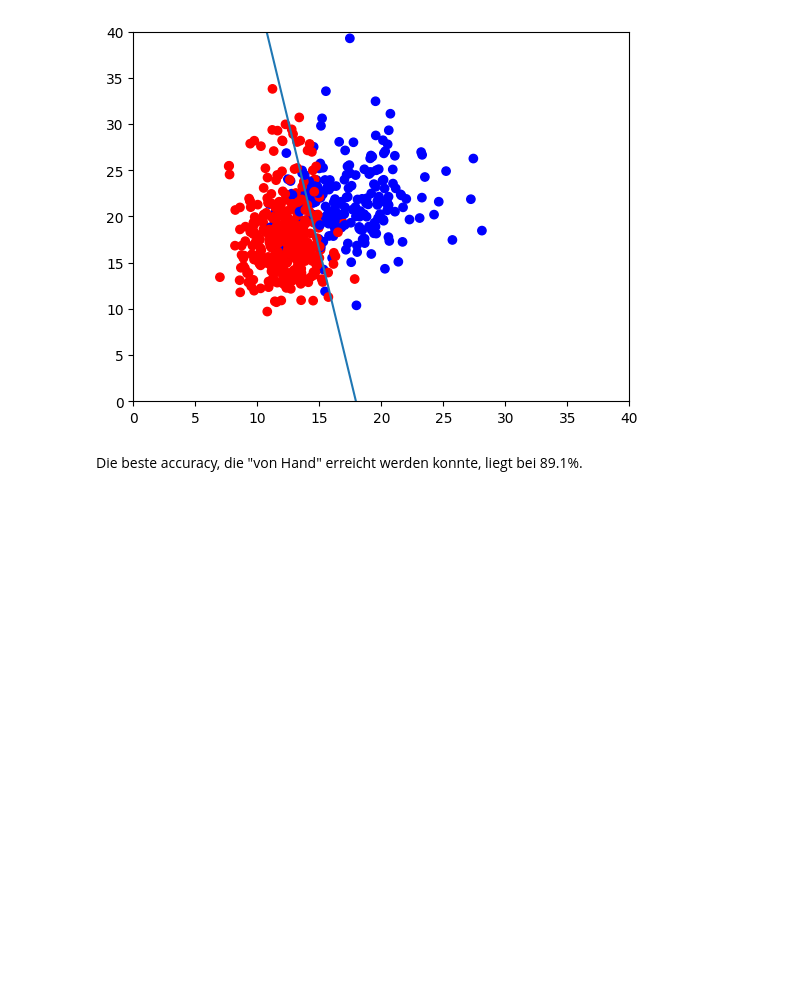
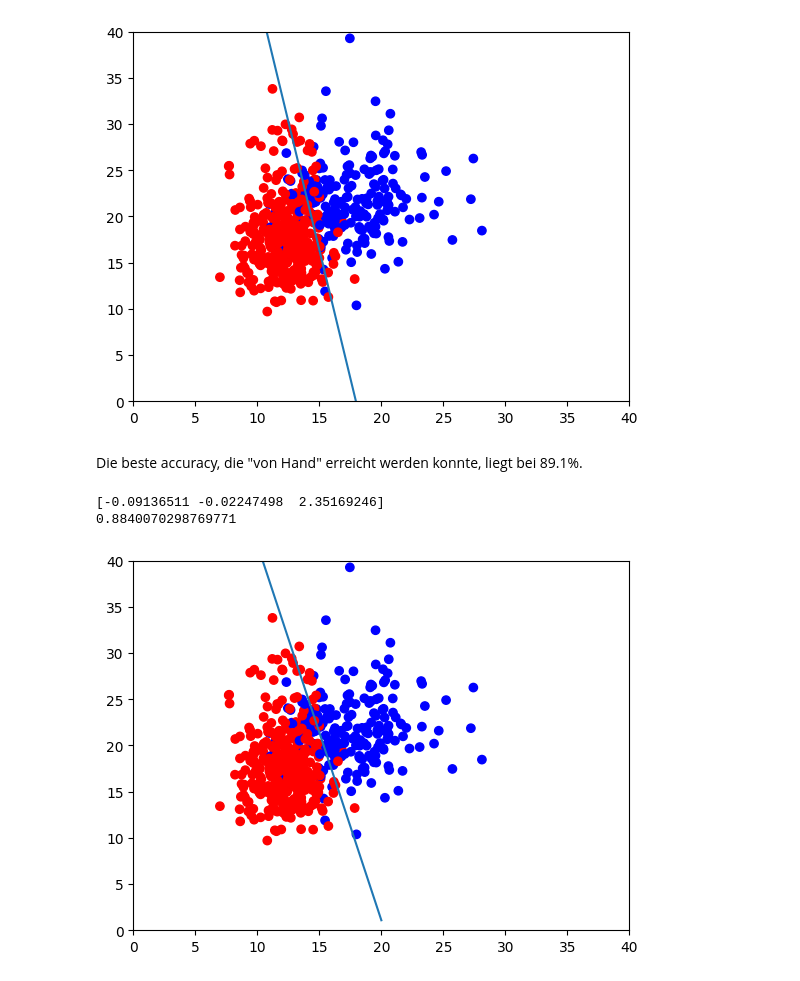
Before and after one commit to Cremetorte/CompPhyPraktikum2425, a Jupyter notebook: Thema7_Machine_Learning/Aufgabe_1.ipynb, the cells around one changed output. Saved outputs shown, nothing was run; the diff lists cells and outputs as text; code cells hidden in the pictures; blank space fills up the shorter version.

```diff
--- a/Thema7_Machine_Learning/Aufgabe_1.ipynb
+++ b/Thema7_Machine_Learning/Aufgabe_1.ipynb
@@ -92,0 +93,37 @@ def mean_squared_error(scores, targets):
+# %%
+# Gradient von mean_squared_error
+def gradient(data, scores, targets):
+    g1 = -2 * np.mean((targets - scores) * data[:, 0]) # für Gradient des ersten Gewichts
+    g2 = -2 * np.mean((targets - scores) * data[:, 1])
+    g3 = -2 * np.mean(targets - scores)
+    return np.array([g1, g2, g3])
+# %%
+# Gradient descent
+def grad_des(data, targets, lr):
+    w = np.random.rand(3)
+    tolerance = 1e-10
+    steps=0 # sicher ist sicher
+    while True:
+        steps += 1
+        scores = classifier_score(data, w)
+        w_new = w - lr * gradient(data, scores, targets)
+        if (np.linalg.norm(w_new - w) < tolerance):
+            break
+        if steps>1000000:
+            break
+        w = w_new
+
+    return w
+# %%
+# plot
+w_grad = grad_des(data, target, 0.001)
+print(w_grad)
+plt.plot(x, linfunc(x, w_grad))
+plot_data(data, target)
+plt.xlim(0,40)
+plt.ylim(0,40)
+print(accuracy(classifier_score(data, w_grad), target))
+# %% [output]
+[-0.09136511 -0.02247498  2.35169246]
+0.8840070298769771
+[figure, added]
```
Also changed, not shown: parts of 5 cells of this notebook, 1 other file.
